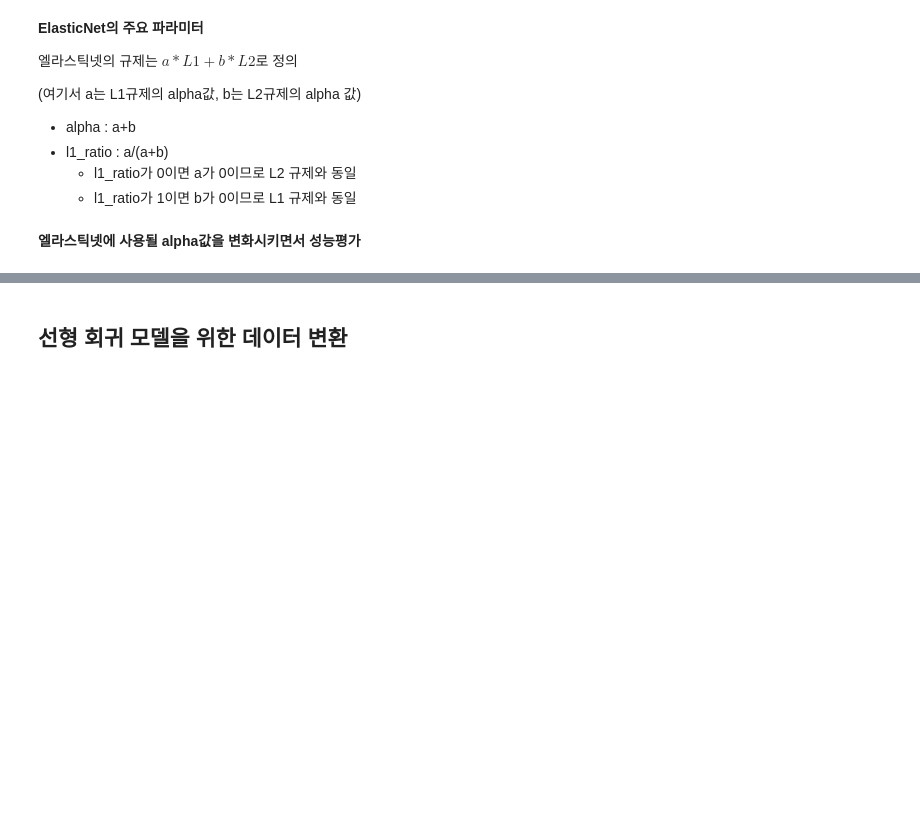
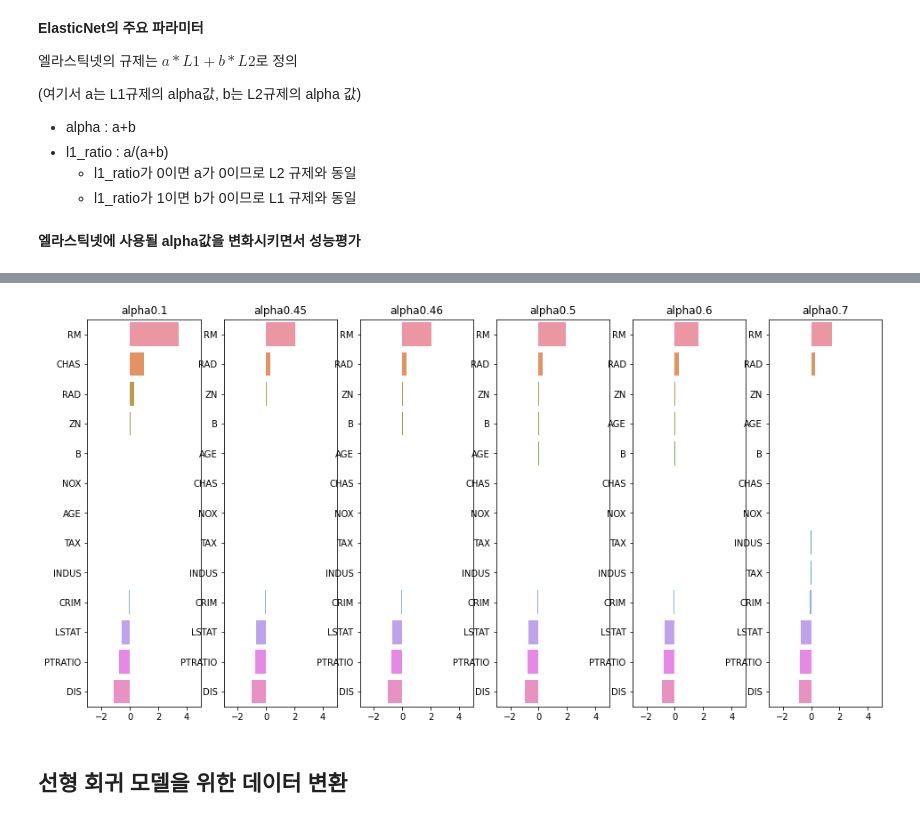
Before and after one commit to annmunju/multicam_ds, a Jupyter notebook: 12_MachineLearning/day7/머신러닝_17_규제선형모델.ipynb, the cells around one changed output, grey strips where cells are left out. Saved outputs shown, nothing was run; the diff lists cells and outputs as text; code cells hidden in the pictures; blank space fills up the shorter version.

```diff
--- a/12_MachineLearning/day7/머신러닝_17_규제선형모델.ipynb
+++ b/12_MachineLearning/day7/머신러닝_17_규제선형모델.ipynb
@@ -107,0 +382,4 @@ ElasticNet(alpha=1.0, * , l1_ratio=0.5, fit_intercept=True, normalize=False, pre
+# %%
+elasticNet_alphas = [0.1, 0.45, 0.46, 0.5, 0.6, 0.7] # l1_ratio는 0.7로 고정되어 있음
+
+coef_elasticNet_df = get_linear_reg_eval('ElasticNet', params=elasticNet_alphas, X_data_n=X, y_target_n=y, verbose=True, return_coef=True)
@@ -108,3 +411,20 @@ ElasticNet(alpha=1.0, * , l1_ratio=0.5, fit_intercept=True, normalize=False, pre
+# %%
+elasticNet_alphas = [0.1, 0.45, 0.46, 0.5, 0.6, 0.7] # l1_ratio는 0.7로 고정되어 있음
+
+fig, axs = plt.subplots(figsize=(16, 8), nrows=1, ncols=6)
+
+for i, alpha in enumerate(elasticNet_alphas):
+    colname = 'alpha'+str(alpha)
+    coefs = coef_elasticNet_df[colname].sort_values(ascending=False)
+
+    # 그래프 그리기
+    axs[i].set_title(colname)
+    axs[i].set_xlim(-3, 5)
+    sns.barplot(x=coefs.values, y=coefs.index, ax=axs[i])
+
+plt.show()
+# %% [output]
+[figure, added]
 # %% [markdown]
 ## 선형 회귀 모델을 위한 데이터 변환
 # %% [markdown]
```
Also changed, not shown: parts of 18 cells of this notebook, 5 other files.
